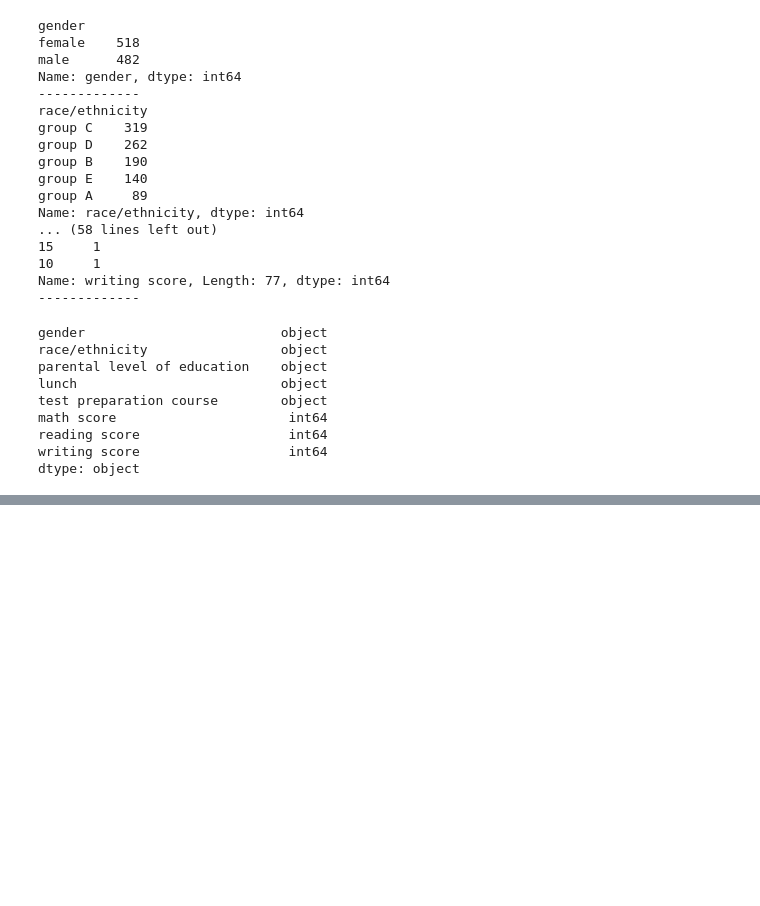
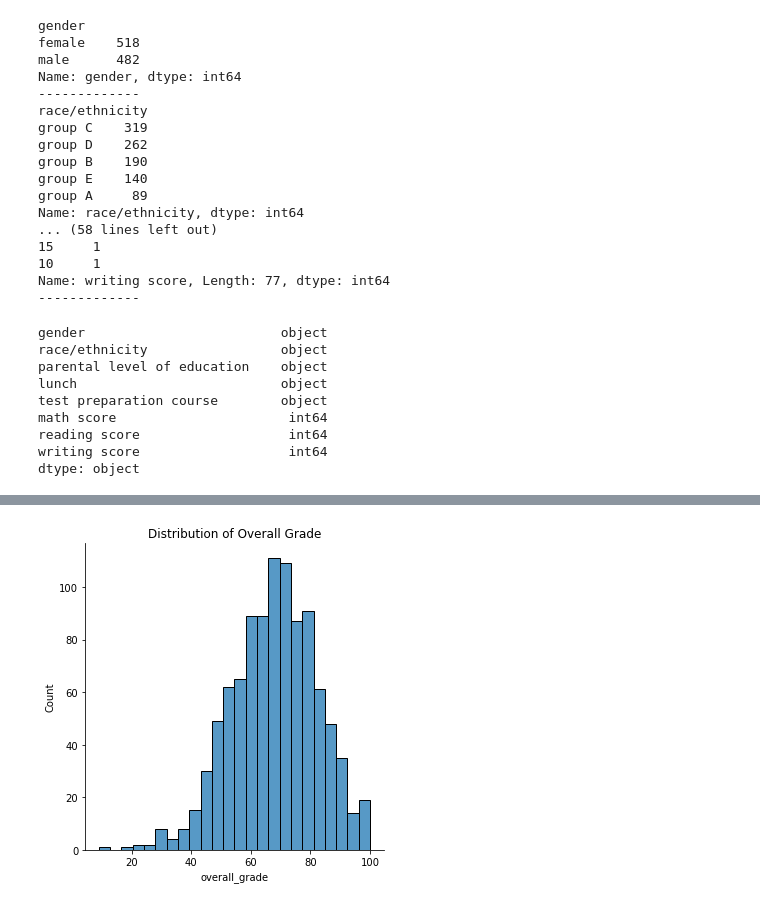
Before and after one commit to DesireeMcElroy/student-performance-project, a Jupyter notebook: student_performance.ipynb, the cells around one changed output, grey strips where cells are left out. Cells and saved outputs as stored; diff of their text form; code cells hidden in the pictures; blank space fills up the shorter version.

```diff
--- a/student_performance.ipynb
+++ b/student_performance.ipynb
@@ -183,0 +197,5 @@ sns.jointplot(data=df, x='overall_grade', y='gender')
+# %%
+sns.displot(data=df, x='overall_grade')
+plt.title('Distribution of Overall Grade');
+# %% [output]
+[figure, added]
```
Also changed, not shown: parts of 14 cells of this notebook.
